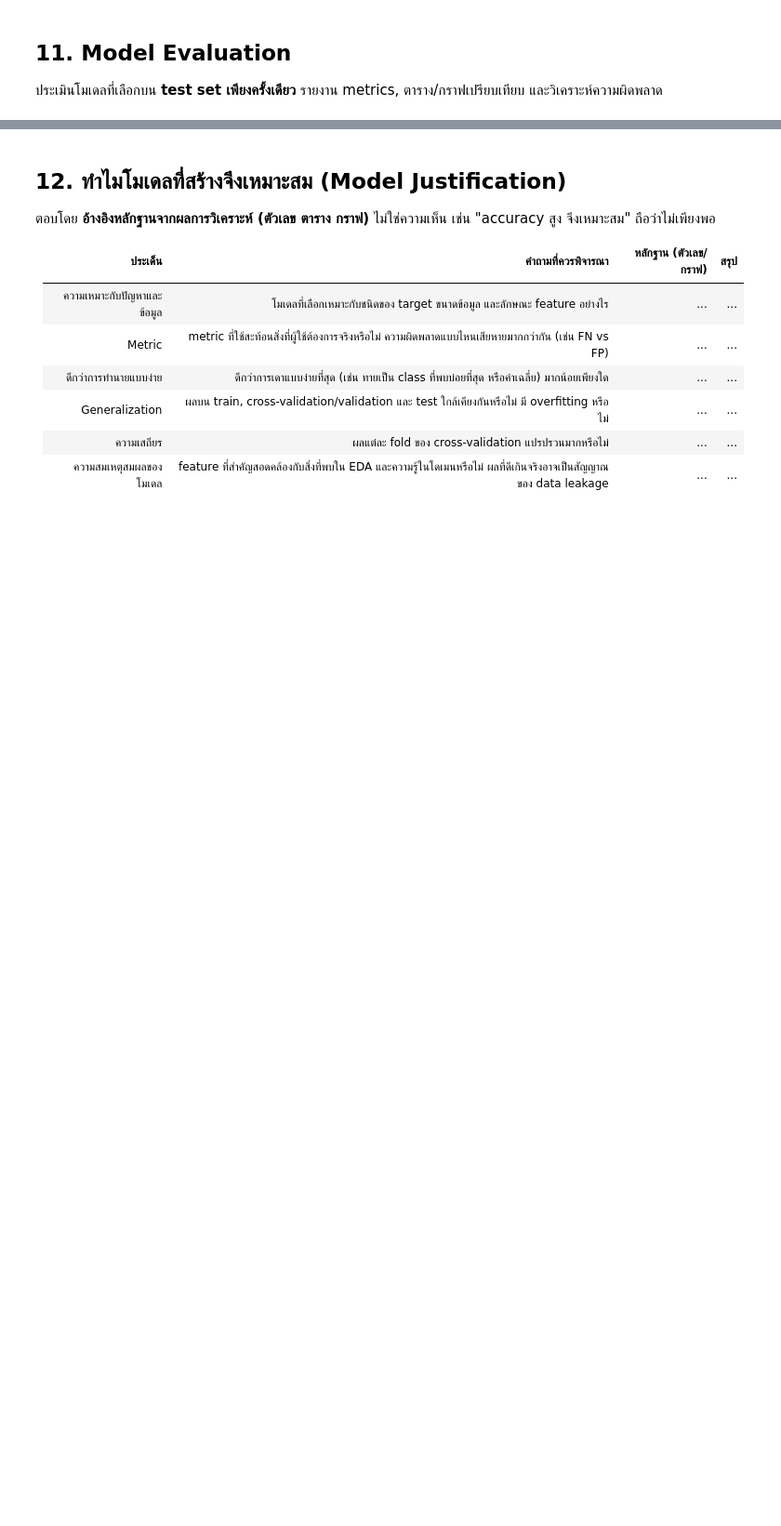
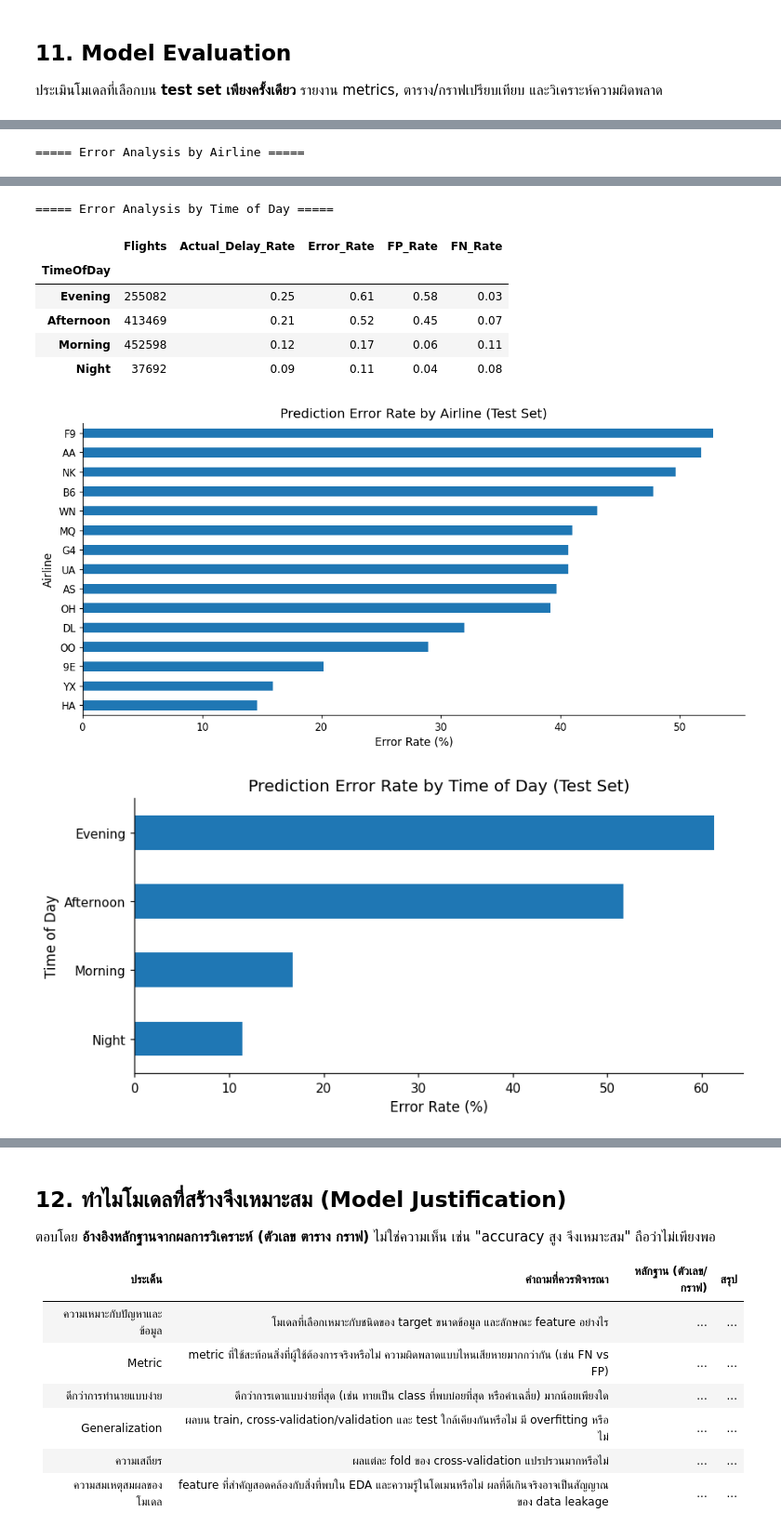
Before and after one commit to prapakronmu/project2_bigdata-G4, a Jupyter notebook: GROUP4_MiniProject_Part2_BigData_ML.ipynb, the cells around one changed output, grey strips where cells are left out. Shown at 93% size. Cells and saved outputs as stored; diff of their text form; code cells hidden in the pictures; blank space fills up the shorter version.

```diff
--- a/GROUP4_MiniProject_Part2_BigData_ML.ipynb
+++ b/GROUP4_MiniProject_Part2_BigData_ML.ipynb
@@ -3457,3 +3018,67 @@ display(
 # Evaluate the final model on the test set
 
 # Error analysis / feature importance
+# %%
+
+# 11.5 Error Analysis ตามสายการบินและช่วงเวลาของวัน
+
+import pandas as pd
+import matplotlib.pyplot as plt
+
+# รวมข้อมูลจริงและผลทำนาย
+error_df = X_test.copy()
+error_df["Actual"] = np.asarray(y_test)
+error_df["Predicted"] = np.asarray(y_test_pred)
+
+# ระบุประเภทข้อผิดพลาด
+error_df["ErrorType"] = np.select(
+    [
+        (error_df["Actual"] == 0) & (error_df["Predicted"] == 1),
+        (error_df["Actual"] == 1) & (error_df["Predicted"] == 0)
+    ],
+    ["False Positive", "False Negative"],
+    default="Correct"
+)
+
+# ใช้อัตราความผิดพลาดต่อจำนวนเที่ยวบินแต่ละกลุ่ม
+def summarize_errors(column):
+    result = error_df.groupby(column, observed=False).agg(
+        Flights=("Actual", "size"),
+        Actual_Delay_Rate=("Actual", "mean"),
+        Error_Rate=("ErrorType", lambda x: (x != "Correct").mean()),
+        FP_Rate=("ErrorType", lambda x: (x == "False Positive").mean()),
+        FN_Rate=("ErrorType", lambda x: (x == "False Negative").mean())
+    )
+    return result.sort_values("Error_Rate", ascending=False)
+
+# สายการบิน
+airline_errors = summarize_errors("Reporting_Airline")
+
+# ช่วงเวลาของวัน
+time_errors = summarize_errors("TimeOfDay")
+
+print("===== Error Analysis by Airline =====")
+display(airline_errors.round(4))
+
+print("\n===== Error Analysis by Time of Day =====")
+display(time_errors.round(4))
+
+# กราฟอัตราการทำนายผิดตามสายการบิน
+fig, ax = plt.subplots(figsize=(10, 5))
+airline_errors["Error_Rate"].mul(100).sort_values().plot.barh(ax=ax)
+ax.set_title("Prediction Error Rate by Airline (Test Set)")
+ax.set_xlabel("Error Rate (%)")
+ax.set_ylabel("Airline")
+plt.tight_layout()
+plt.show()
+
+# กราฟอัตราการทำนายผิดตามช่วงเวลา
+fig, ax = plt.subplots(figsize=(8, 4))
+time_errors["Error_Rate"].mul(100).sort_values().plot.barh(ax=ax)
+ax.set_title("Prediction Error Rate by Time of Day (Test Set)")
+ax.set_xlabel("Error Rate (%)")
+ax.set_ylabel("Time of Day")
+plt.tight_layout()
+plt.show()
+# %% [output]
+===== Error Analysis by Airline =====
@@ -3459,0 +3102,9 @@ display(
+===== Error Analysis by Time of Day =====
+|  | Flights | Actual_Delay_Rate | Error_Rate | FP_Rate | FN_Rate |
+| TimeOfDay |  |  |  |  |  |
+| Evening | 255082 | 0.25 | 0.61 | 0.58 | 0.03 |
+| Afternoon | 413469 | 0.21 | 0.52 | 0.45 | 0.07 |
+| Morning | 452598 | 0.12 | 0.17 | 0.06 | 0.11 |
+| Night | 37692 | 0.09 | 0.11 | 0.04 | 0.08 |
+[figure, added]
+[figure, added]
```
Also changed, not shown: parts of 115 cells of this notebook.
